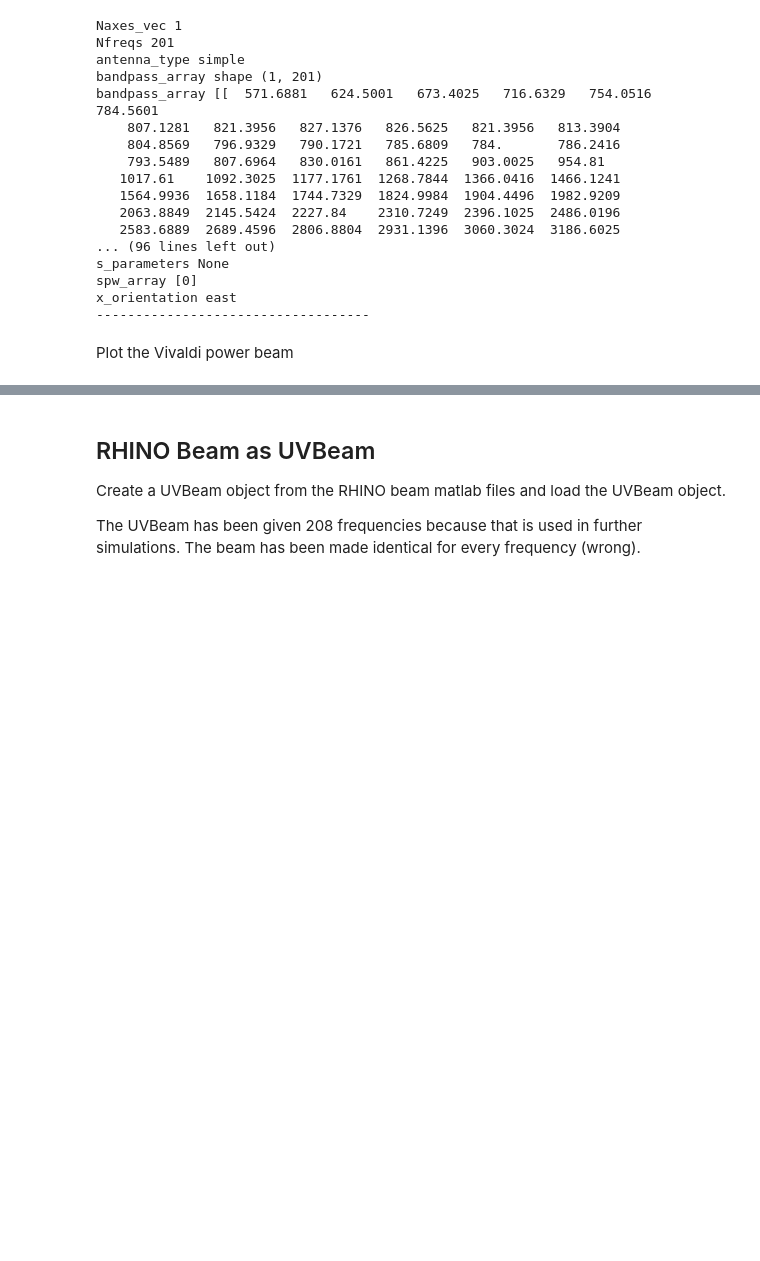
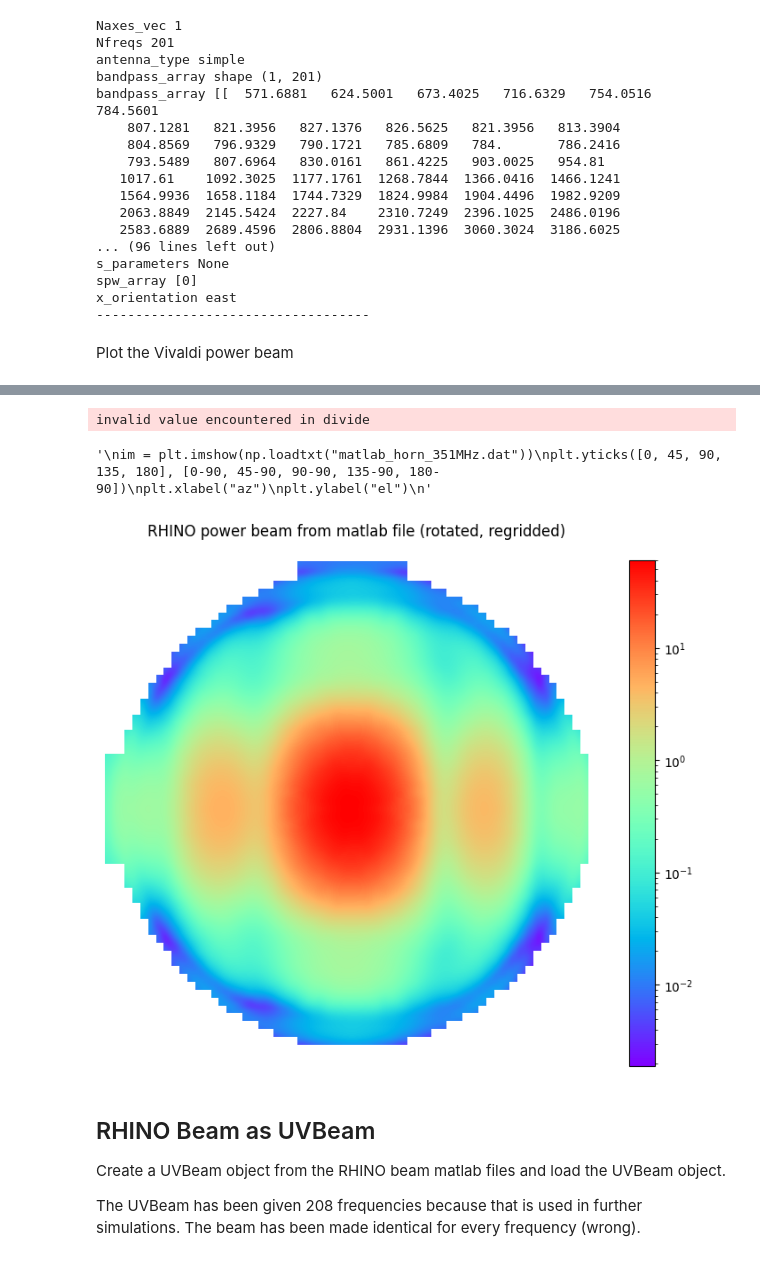
Before and after one commit to hughbg/rhino-sim, a Jupyter notebook: plot_beam.ipynb, the cells around one changed output, grey strips where cells are left out. Drawn from its saved outputs; the diff is of its cells as text; code cells hidden in the pictures; blank space fills up the shorter version.

```diff
--- a/plot_beam.ipynb
+++ b/plot_beam.ipynb
@@ -347,3 +370,82 @@ plt.savefig("rhino_matlab")
+# %%
+from scipy.interpolate import griddata
+
+data = np.load("all.npz")
+az = np.rad2deg(data["all_az"])
+el = np.rad2deg(data["all_el"])
+power = data["all_values"]
+
+points = np.column_stack((el, az))
+
+
+xi_az = np.tile(np.arange(-180, 181, dtype=int), 181)
+xi_el = np.repeat(np.arange(-90, 91, dtype=int), 361)
+xi = np.column_stack((xi_el, xi_az))
+
+
+interpolated_power = griddata(points, power, xi, method="nearest")
+
+# Dump new files. Need to normalize the az/el to az/za with correct values around the circle
+ip_grid = np.zeros((181, 361))
+for i in range(len(xi)):
+    # make the az go from 0 to 360
+    az = xi[i][1]
+    if az < 0: az += 360
+    # convert el to za and make from 0 to 180
+    za = 90-xi[i][0]                     # nothing else to do
+
+    ip_grid[int(za), int(az)] = interpolated_power[i]
+
+za = ",".join([ str(i) for i in range(181) ])
+with open("./matlab_horn_351MHz_rot_za.dat", "w") as f:
+    f.write(za+"\n")
+az = ",".join([ str(i) for i in range(361) ])
+with open("./matlab_horn_351MHz_rot_az.dat", "w") as f:
+    f.write(az+"\n")
+
+np.savetxt("matlab_horn_351MHz_rot.dat", ip_grid)
+# ---------------------------------------------------
+
+grid = np.zeros((64, 64))
+nums = np.zeros((64, 64))     # For averaging
+for i in range(len(xi)):
+
+        el = np.deg2rad(xi[i][0])
+        az = np.deg2rad(xi[i][1])
+
+        if el > 0:
+            r = np.cos(el)
+            x = r*np.sin(az)
+            y = r*np.cos(az)
+
+            # convert the x/y points to a grid location. x/y can be -1 to 1
+            gi = int(np.trunc(np.interp(x, [-1, 1], [0, 63])))
+            gj = int(np.trunc(np.interp(y, [-1, 1], [0, 63])))
+            grid[gi, gj] += interpolated_power[i]
+            nums[gi, gj] += 1
+
+grid = np.where(grid<=0, np.nan, grid/nums)
+
+plt.figure(figsize=(8, 8))
+
+
+ax = plt.axes()
+ax.axis("off")
+im=plt.imshow(grid, interpolation="quadric", norm=LogNorm(), cmap="rainbow")
+plt.colorbar(im,fraction=0.046, pad=0.04)
+plt.title("RHINO power beam from matlab file (rotated, regridded)\n")
+plt.savefig("rhino_matlab")
+"""
+im = plt.imshow(np.loadtxt("matlab_horn_351MHz.dat"))
+plt.yticks([0, 45, 90, 135, 180], [0-90, 45-90, 90-90, 135-90, 180-90])
+plt.xlabel("az")
+plt.ylabel("el")
+"""
+#plt.colorbar(im,fraction=0.023, pad=0.04)
+# %% [output]
+invalid value encountered in divide
+'\nim = plt.imshow(np.loadtxt("matlab_horn_351MHz.dat"))\nplt.yticks([0, 45, 90, 135, 180], [0-90, 45-90, 90-90, 135-90, 180-90])\nplt.xlabel("az")\nplt.ylabel("el")\n'
+[figure, added]
 # %% [markdown]
 <a id='rhino_uvbeam'></a>
 ## RHINO Beam as UVBeam
```
Also changed, not shown: parts of 10 cells of this notebook, 12 other files.
